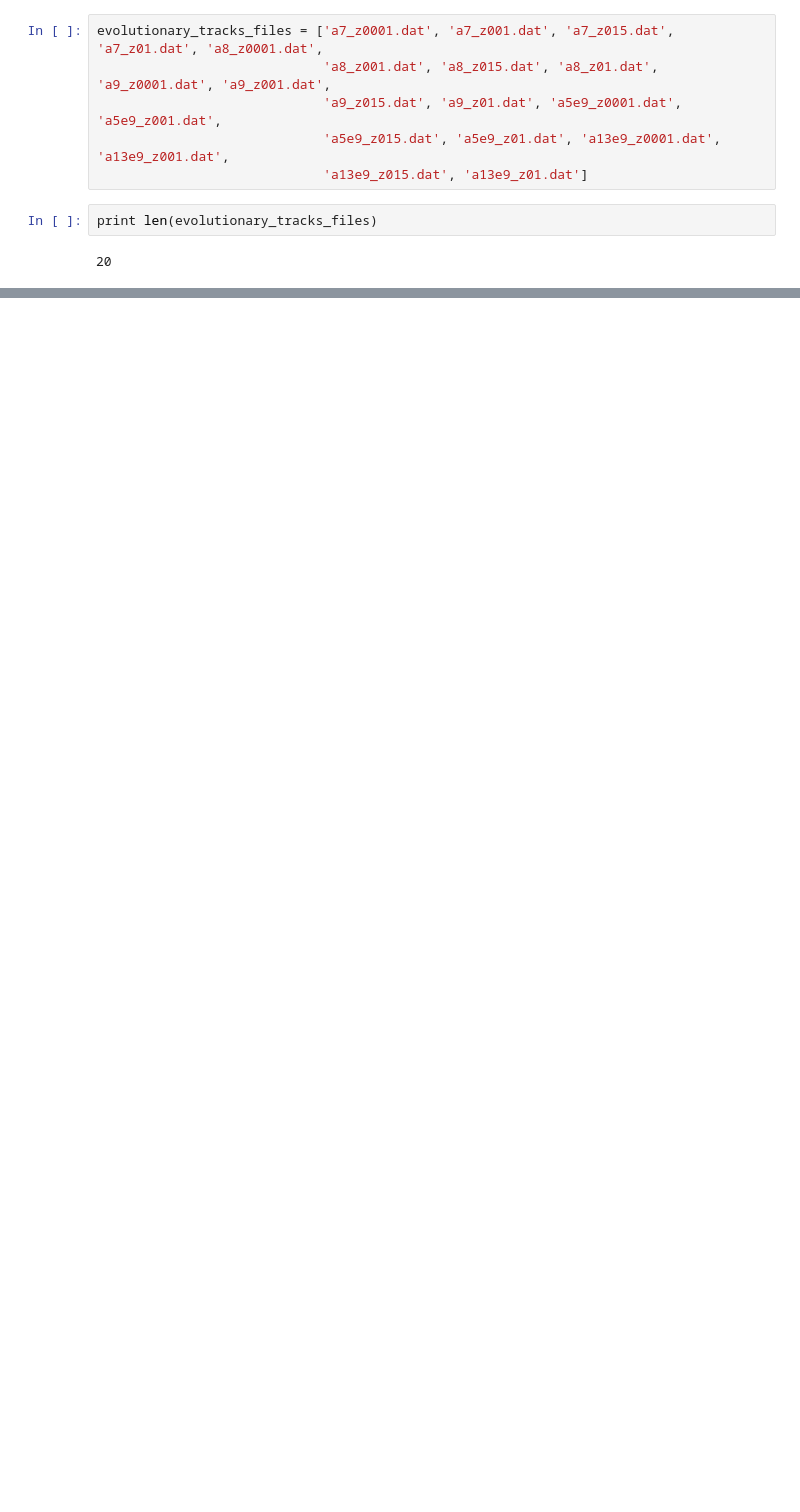
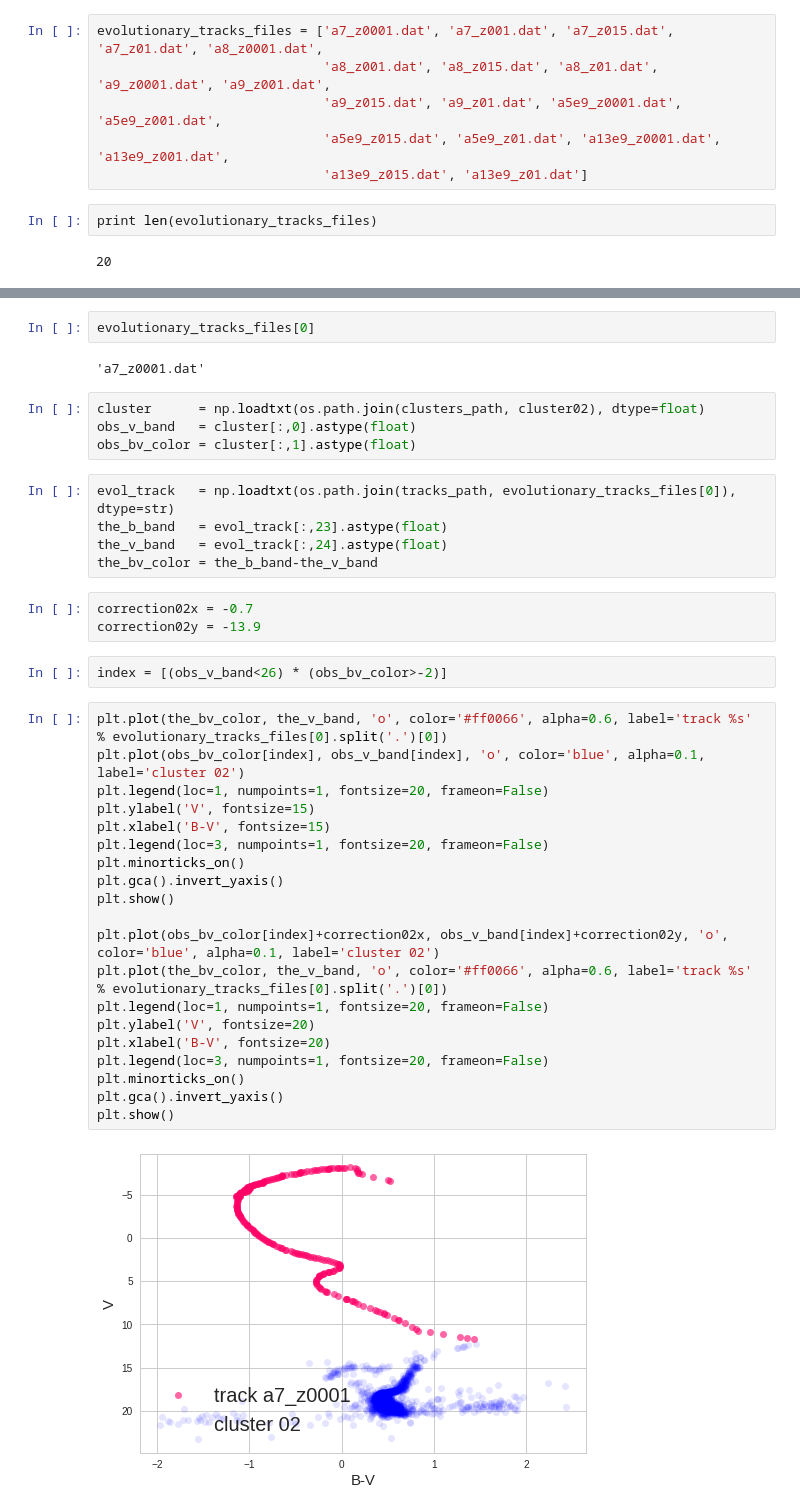
Before and after one commit to mlldantas/Miscelanea, a Jupyter notebook: PopEst/EvolutionaryTracks.ipynb, the cells around one changed output, grey strips where cells are left out. Saved outputs shown, nothing was run; the diff lists cells and outputs as text; blank space fills up the shorter version.

```diff
--- a/PopEst/EvolutionaryTracks.ipynb
+++ b/PopEst/EvolutionaryTracks.ipynb
@@ -172,0 +417,40 @@ for c in range(clusters.size):
+# %%
+evolutionary_tracks_files[0]
+# %% [output]
+'a7_z0001.dat'
+# %%
+cluster      = np.loadtxt(os.path.join(clusters_path, cluster02), dtype=float)
+obs_v_band   = cluster[:,0].astype(float)
+obs_bv_color = cluster[:,1].astype(float)
+# %%
+evol_track   = np.loadtxt(os.path.join(tracks_path, evolutionary_tracks_files[0]), dtype=str)
+the_b_band   = evol_track[:,23].astype(float)
+the_v_band   = evol_track[:,24].astype(float)
+the_bv_color = the_b_band-the_v_band
+# %%
+correction02x = -0.7
+correction02y = -13.9
+# %%
+index = [(obs_v_band<26) * (obs_bv_color>-2)]
+# %%
+plt.plot(the_bv_color, the_v_band, 'o', color='#ff0066', alpha=0.6, label='track %s' % evolutionary_tracks_files[0].split('.')[0])
+plt.plot(obs_bv_color[index], obs_v_band[index], 'o', color='blue', alpha=0.1, label='cluster 02')
+plt.legend(loc=1, numpoints=1, fontsize=20, frameon=False)
+plt.ylabel('V', fontsize=15)
+plt.xlabel('B-V', fontsize=15)
+plt.legend(loc=3, numpoints=1, fontsize=20, frameon=False)
+plt.minorticks_on()
+plt.gca().invert_yaxis()
+plt.show()
+
+plt.plot(obs_bv_color[index]+correction02x, obs_v_band[index]+correction02y, 'o', color='blue', alpha=0.1, label='cluster 02')
+plt.plot(the_bv_color, the_v_band, 'o', color='#ff0066', alpha=0.6, label='track %s' % evolutionary_tracks_files[0].split('.')[0])
+plt.legend(loc=1, numpoints=1, fontsize=20, frameon=False)
+plt.ylabel('V', fontsize=20)
+plt.xlabel('B-V', fontsize=20)
+plt.legend(loc=3, numpoints=1, fontsize=20, frameon=False)
+plt.minorticks_on()
+plt.gca().invert_yaxis()
+plt.show()
+# %% [output]
+[figure, added]
```
Also changed, not shown: parts of 53 cells of this notebook.
